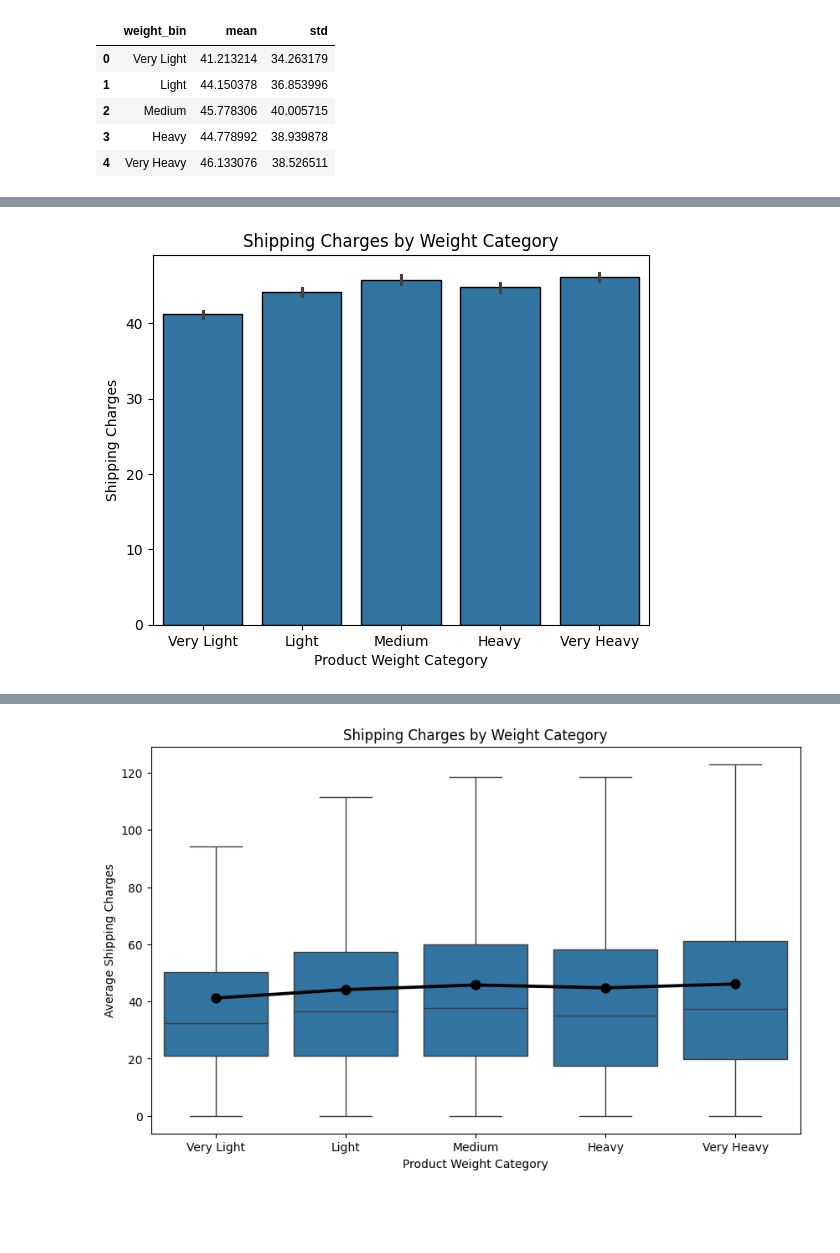
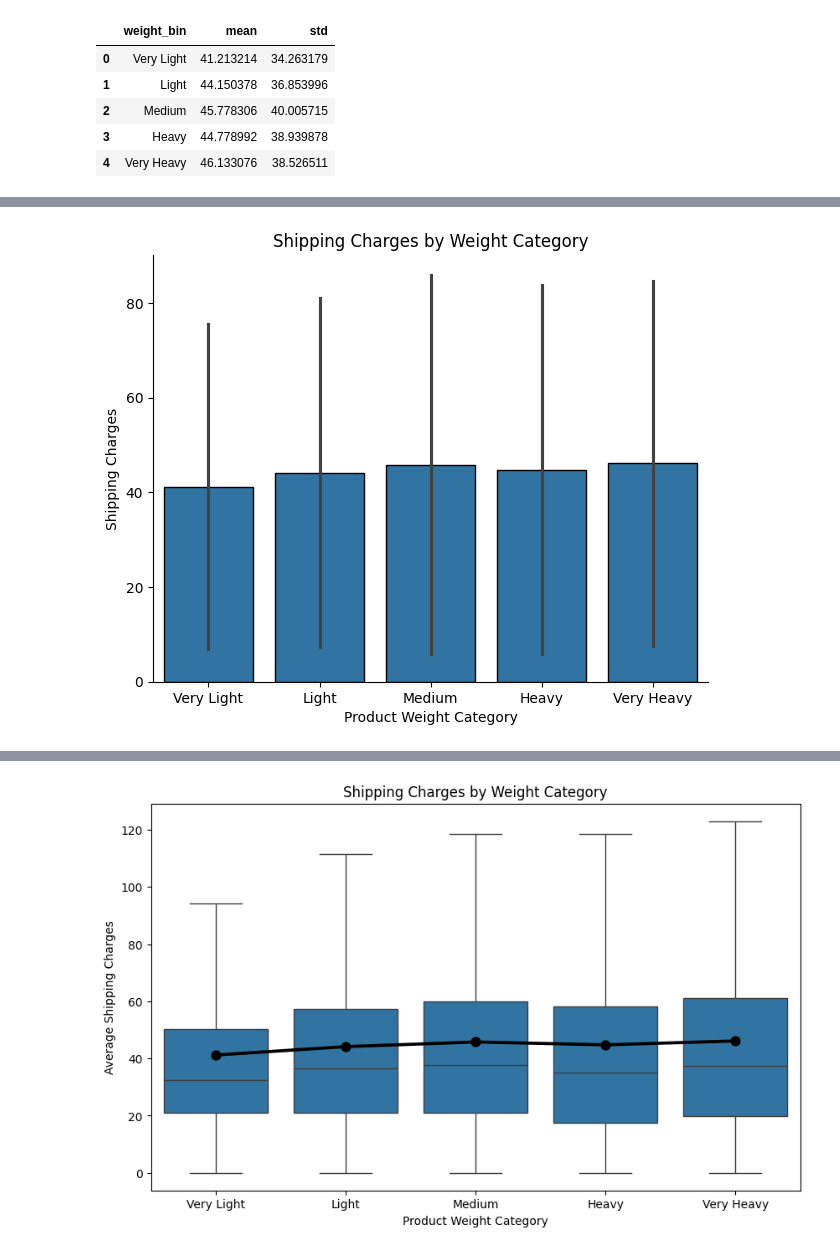
Before and after one commit to Ou-Hai/first_project, a Jupyter notebook: notebooks/data_orders_helena.ipynb, the cells around one changed output, grey strips where cells are left out. Saved outputs shown, nothing was run; the diff lists cells and outputs as text; code cells hidden in the pictures; blank space fills up the shorter version.

```diff
--- a/notebooks/data_orders_helena.ipynb
+++ b/notebooks/data_orders_helena.ipynb
@@ -293,7 +291,7 @@ plt.show()
 # %% [output]
 [figure]
 # %%
-df["weight_bin"] = pd.qcut(
+df["weight_bin"] = pd.cut(
     df["product_weight_g"],
     q=5,
     labels=["Very Light", "Light", "Medium", "Heavy", "Very Heavy"]
@@ -311,14 +360,21 @@ grouped_weight
 # %%
-sns.barplot(
+sns.catplot(
     data=df,
     x="weight_bin",
     y="shipping_charges",
     color="tab:blue",
-    edgecolor="black"
+    edgecolor="black",
+    kind= "bar",
+    aspect=1.25,
+    errorbar="sd"
+
 )
+sns.despine()
+#plt.ylim(35,50)
+
 plt.title("Shipping Charges by Weight Category")
 plt.xlabel("Product Weight Category")
 plt.ylabel("Shipping Charges")
 plt.show()
 # %% [output]
-[figure, old version]
+[figure, new version]
```
Also changed, not shown: parts of 11 cells of this notebook.
